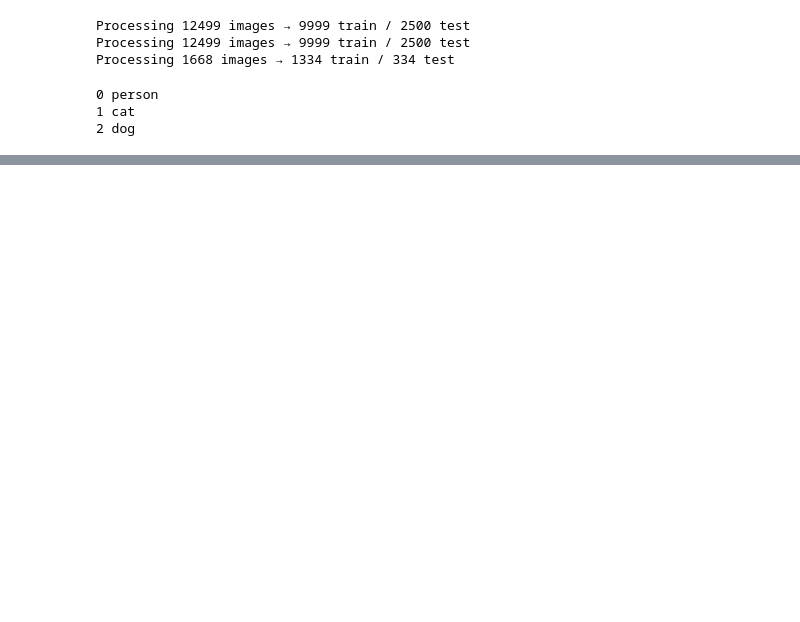
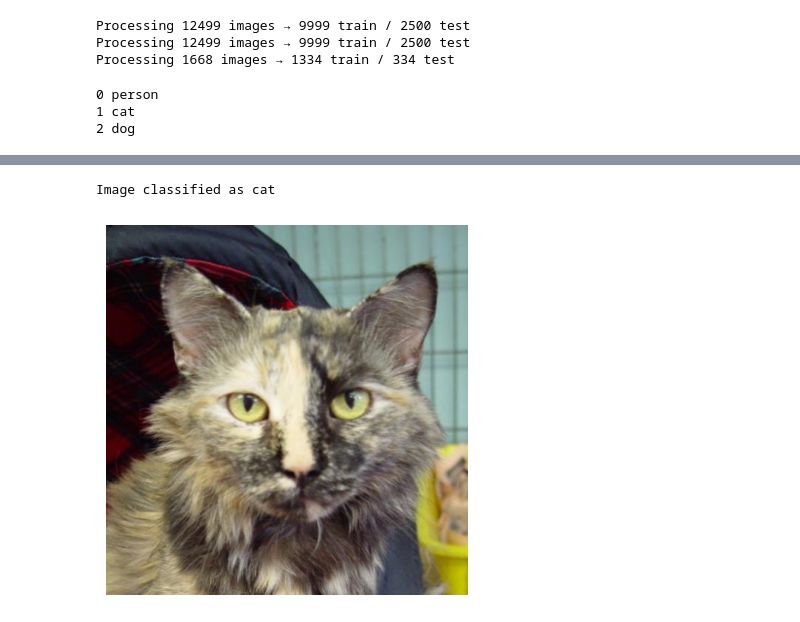
Before and after one commit to sachialgoexpert/computervision, a Jupyter notebook: cnn/cnn1.ipynb, the cells around one changed output, grey strips where cells are left out. Saved outputs shown, nothing was run; the diff lists cells and outputs as text; code cells hidden in the pictures; blank space fills up the shorter version.

```diff
--- a/cnn/cnn1.ipynb
+++ b/cnn/cnn1.ipynb
@@ -113,0 +233,3 @@ AttributeError: 'ImageDataset' object has no attribute 'transfrom'
+# %%
+criterion=nn.CrossEntropyLoss()
+optimizer=optim.Adam(model.parameters(),lr=0.001)
@@ -113,0 +320,38 @@ AttributeError: 'ImageDataset' object has no attribute 'transfrom'
+# %%
+class ImageClassifier:
+    def __init__(self,model_path,class_name):
+        self.device = torch.device("cuda" if torch.cuda.is_available() else "cpu")
+        self.model=CustomCnnModel(input_dim=128,num_classes=3)
+        self.model.load_state_dict(torch.load(model_path,map_location=self.device))
+        self.model.to(self.device)
+        self.model.eval()
+        self.class_names=class_name
+        self.transform=transforms.Compose([
+            transforms.Resize((128,128)),
+            transforms.ToTensor(),
+            transforms.Normalize(mean=[0.5,0.5,0.5],std=[0.5,0.5,0.5])
+        ])
+    def predict(self,image_path):
+        image=Image.open(image_path).convert("RGB")
+        input_tensor=self.transform(image).unsqueeze(0).to(self.device) ## [3,128,128] Model expect in batches but currently there is no batches
+        ### so we unsqueeze at position 0 it add [1,3,128,128] Transform converts to tensor
+        with torch.no_grad():
+            output=self.model(input_tensor)
+            _,predicted=torch.max(output,1)
+        label=self.class_names[predicted.item()]
+        img=cv2.imread(image_path)
+        cv2.putText(img, label, (10, 30), cv2.FONT_HERSHEY_COMPLEX, 1, (255, 0, 0), 2)
+        cv2.imwrite("output_image.jpg",img)
+        return label
+# %%
+classifier=ImageClassifier("cnn_model.pth",train_image_dataset.class_name)
+label=classifier.predict("/home/sachchida/gitrepo/computervision/cnn/data/train/cat/10.jpg")
+print(f"Image classified as {label}")
+img = cv2.imread("/home/sachchida/gitrepo/computervision/cnn/data/train/cat/10.jpg")
+img_rgb = cv2.cvtColor(img, cv2.COLOR_BGR2RGB)
+plt.imshow(img_rgb)
+plt.axis('off')  # optional: hide axes
+plt.show()
+# %% [output]
+Image classified as cat
+[figure, added]
```
Also changed, not shown: parts of 18 cells of this notebook, 4 other files.
